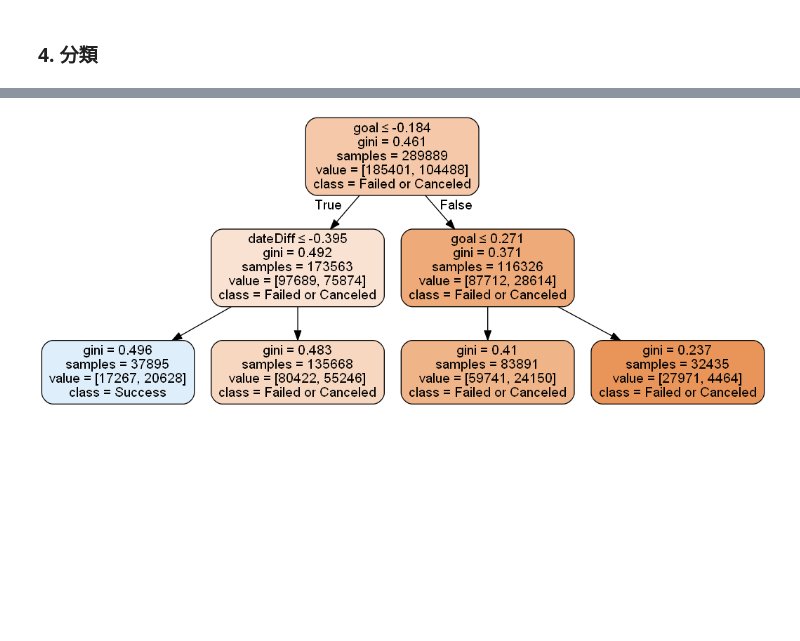
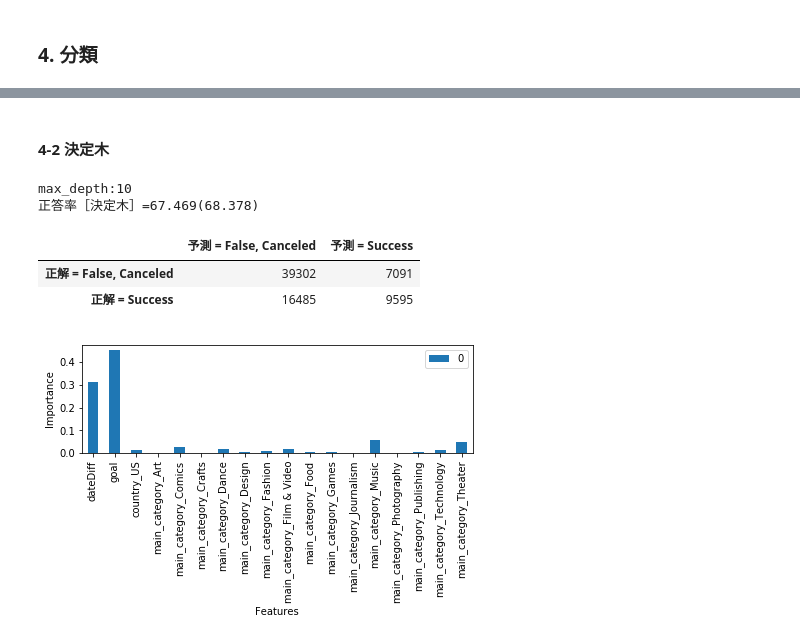
Before and after one commit to hasegama/Kickstarter, a Jupyter notebook: Day3_work.ipynb, the cells around one changed output, grey strips where cells are left out. Drawn from its saved outputs; the diff is of its cells as text; code cells hidden in the pictures; blank space fills up the shorter version.

```diff
--- a/Day3_work.ipynb
+++ b/Day3_work.ipynb
@@ -301,14 +279,65 @@ score=0.652(0.651)
+# %% [markdown]
+#### 4-2 決定木
+# %%
+# ハイパーパラメータ調整
+best_accuracy = 0.0
+best_max_depth = 0
+
+for max_depth in [4,6,8,10,12,14]:
+    # for min_samples_leaf in [0.1, 0.07, 0.01, 0.007, 0.001, 1e-5]:->1e-5
+    clf = DecisionTreeClassifier(
+        criterion="gini",
+        max_depth=max_depth, # max_depth:6まで
+        min_samples_leaf=1e-5,
+        random_state=1234)
+
+    clf = clf.fit(X_train, y_train)
+    if best_accuracy < clf.score(X_val, y_val):
+        best_accuracy = clf.score(X_val, y_val)
+        best_max_depth = max_depth
+# %%
+clf = DecisionTreeClassifier(
+    criterion="gini",
+    max_depth=best_max_depth, # max_depth:6までしか描画はできない
+    min_samples_leaf=1e-5,
+    random_state=1234)
+
+clf = clf.fit(X_train, y_train)
+
+print("max_depth:{}".format(best_max_depth))
+print("正答率［決定木］={:.3f}({:.3f})".format(clf.score(X_test, y_test)*100, clf.score(X_train, y_train)*100))
+
+# テストデータに対する予測を実行（比較用に訓練データに対する予測も行う）
+y_est = clf.predict(X_test)
+# テストデータに対する予測と正解のクロス集計
+conf_mat = pd.DataFrame(confusion_matrix(y_test, y_est),
+                        index=['正解 = False, Canceled', '正解 = Success'],
+                        columns=['予測 = False, Canceled', '予測 = Success'])
+display(conf_mat)
+
+# 説明変数の重要度を出力する
+# scikit-learnで算出される重要度は、ある説明変数による不純度の減少量合計である。
+# print(clf.feature_importances_)
+pd.DataFrame(clf.feature_importances_, index=df_dataset.columns[1:]).plot.bar(figsize=(7,2))
+plt.ylabel("Importance")
+plt.xlabel("Features")
+plt.show()
+# %% [output]
+max_depth:10
+正答率［決定木］=67.469(68.378)
+|  | 予測 = False, Canceled | 予測 = Success |
+| 正解 = False, Canceled | 39302 | 7091 |
+| 正解 = Success | 16485 | 9595 |
+[figure, added]
 # %%
 # 決定木の描画
-dot_data = StringIO() #dotファイル情報の格納先
-
-export_graphviz(clf, out_file=dot_data,
-                     feature_names=df_dataset.columns[1:],
-                     class_names=["Failed or Canceled","Success"],
-                     filled=True, rounded=True,
-                     special_characters=True)
-
-graph = pydotplus.graph_from_dot_data(dot_data.getvalue())
-Image(graph.create_png())
+# dot: graph is too large for cairo-renderer bitmaps. Scaling by 0.204071 to fit
+# if max_depth <= 6:
+#     dot_data = StringIO() #dotファイル情報の格納先
+#     export_graphviz(clf, out_file=dot_data,
+#                          feature_names=df_dataset.columns[1:],
+#                          class_names=["Failed or Canceled","Success"],
+#                          filled=True, rounded=True,
+#                          special_characters=True)
+#     graph = pydotplus.graph_from_dot_data(dot_data.getvalue())
+#     Image(graph.create_png())
-# %% [output]
-[figure, removed]
```
Also changed, not shown: parts of 14 cells of this notebook.
